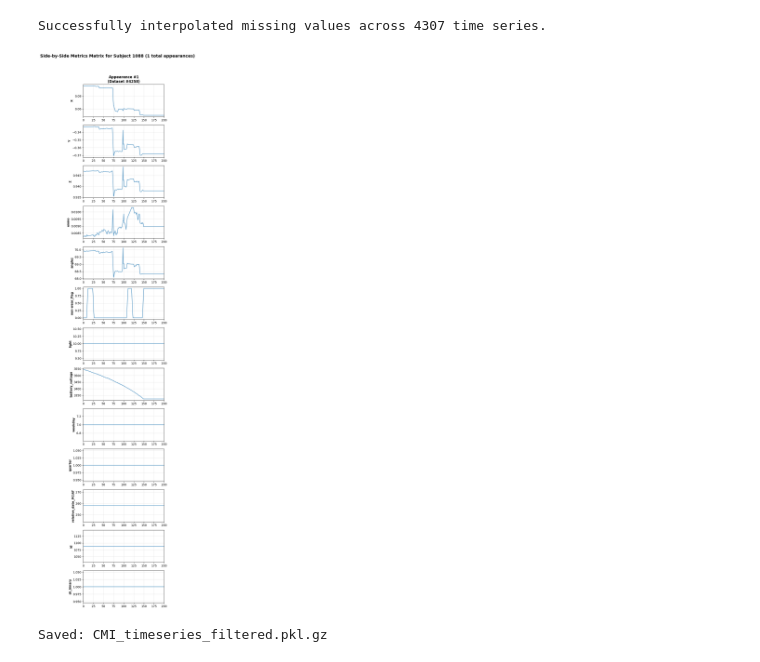
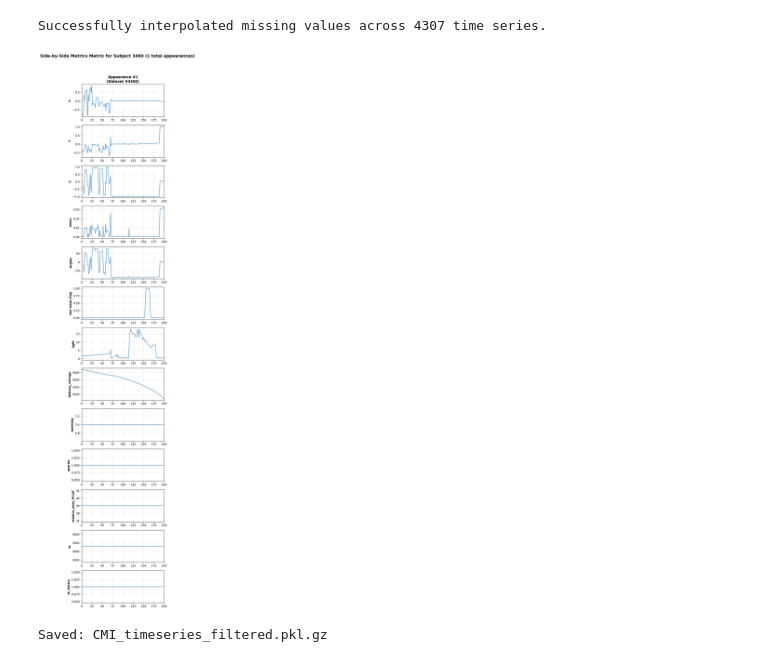
Before and after one commit to alicecalderini/DATAMINING_2-Project, a Jupyter notebook: 10. TIME SERIES/1.TS CLEANING.ipynb, the cells around one changed output. Saved outputs shown, nothing was run; the diff lists cells and outputs as text; code cells hidden in the pictures.

```diff
--- a/10. TIME SERIES/1.TS CLEANING.ipynb
+++ b/10. TIME SERIES/1.TS CLEANING.ipynb
@@ -517,9 +516,9 @@ print(
 # %% [output]
 Successfully interpolated missing values across 4307 time series.
 # %%
-plot_subject_dashboard(CMI_timeseries_filtered, target_id="1088", dataset_idx=None)
+plot_subject_dashboard(CMI_timeseries_filtered, target_id="3460", dataset_idx=None)
 # %% [output]
-[figure, old version]
+[figure, new version]
 # %%
 # Save
 with gzip.open("../1.DATASET/CMI_timeseries_filtered.pkl.gz", "wb") as f:
```
Also changed, not shown: parts of 17 cells of this notebook, 2 other files.
